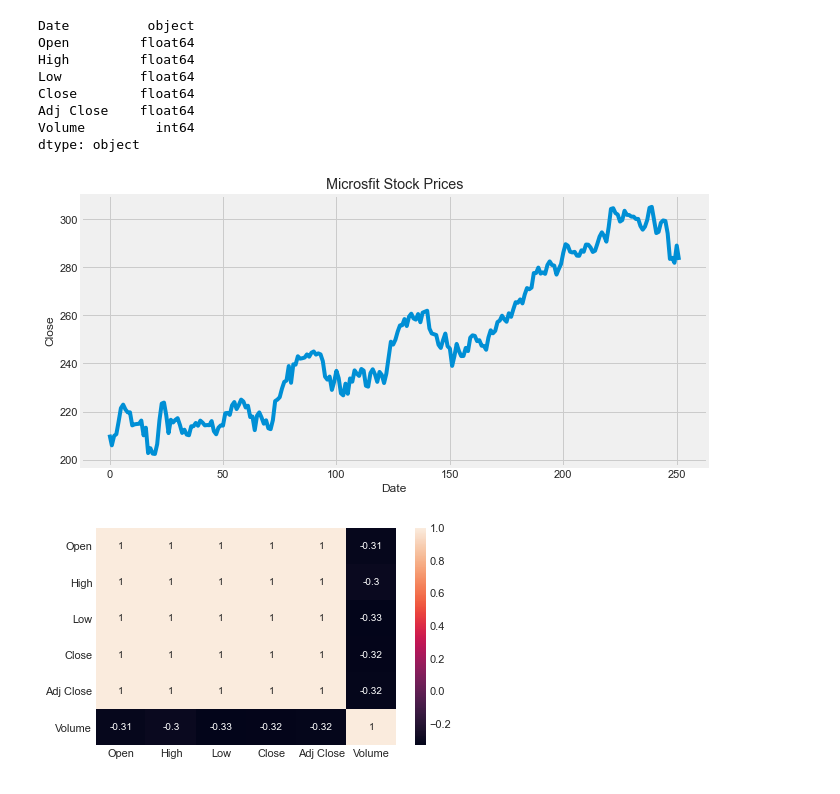
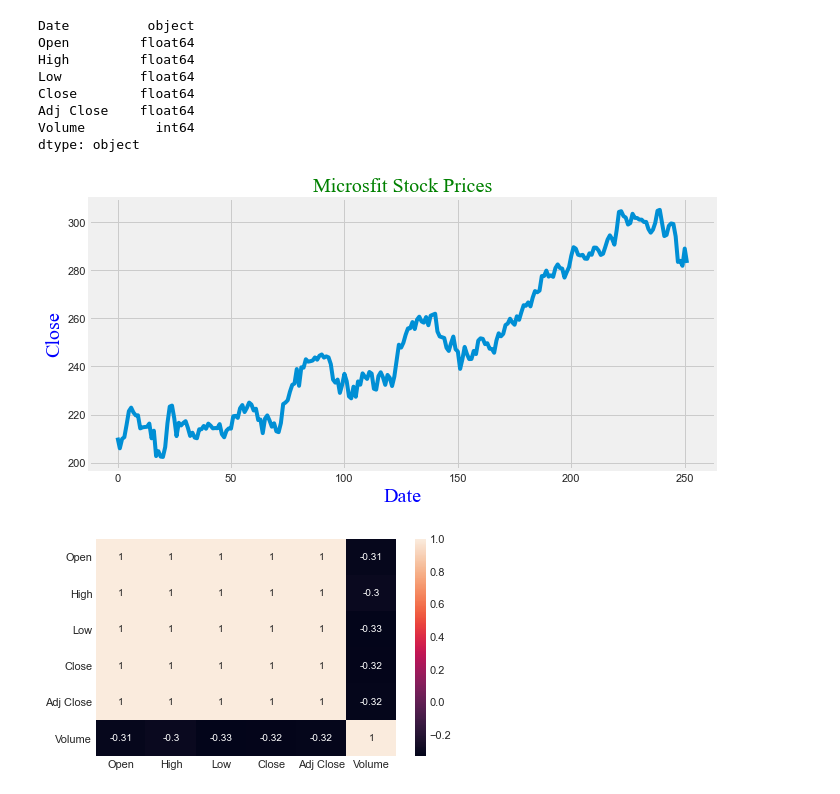
Before and after one commit to iamvivekanand/ML, a Jupyter notebook: MyProjects/011_Microsoft_Stock_price_Prediction/09 Microsoft Stock price Prediction.ipynb, the cells around one changed output. Saved outputs shown, nothing was run; the diff lists cells and outputs as text; code cells hidden in the pictures.

```diff
--- a/MyProjects/011_Microsoft_Stock_price_Prediction/09 Microsoft Stock price Prediction.ipynb
+++ b/MyProjects/011_Microsoft_Stock_price_Prediction/09 Microsoft Stock price Prediction.ipynb
@@ -55,13 +55,13 @@ dtype: object
 %matplotlib inline
 # %%
 plt.figure(figsize=(10,5))
-plt.xlabel('Date')
-plt.ylabel('Close')
-plt.title('Microsfit Stock Prices')
 plt.plot(data['Close'])
+plt.xlabel('Date',fontdict={'family':'times new roman','size':20,'color':'blue'})
+plt.ylabel('Close',fontdict={'family':'times new roman','size':20,'color':'blue'})
+plt.title('Microsfit Stock Prices',fontdict={'family':'times new roman','size':20,'color':'green'})
 plt.show()
 # %% [output]
-[figure, old version]
+[figure, new version]
 # %%
 correlations=data.corr()
 sns.heatmap(correlations,annot=True)
```
Also changed, not shown: parts of 2 cells of this notebook, 2 other files.
